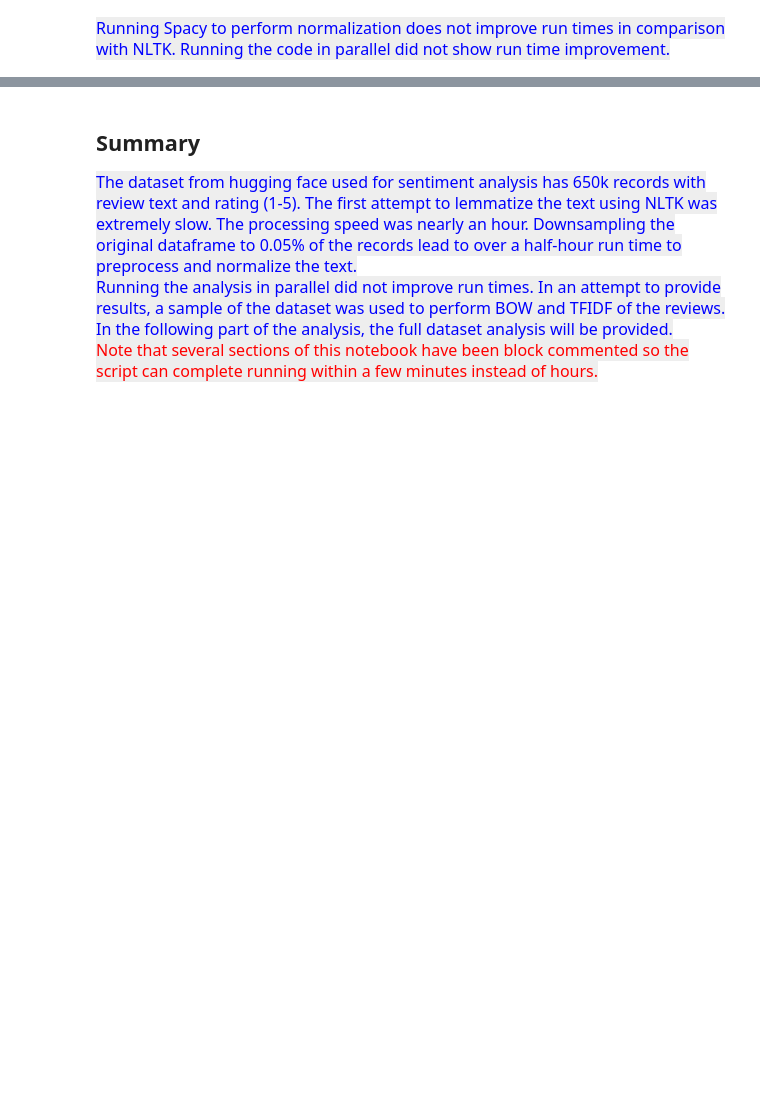
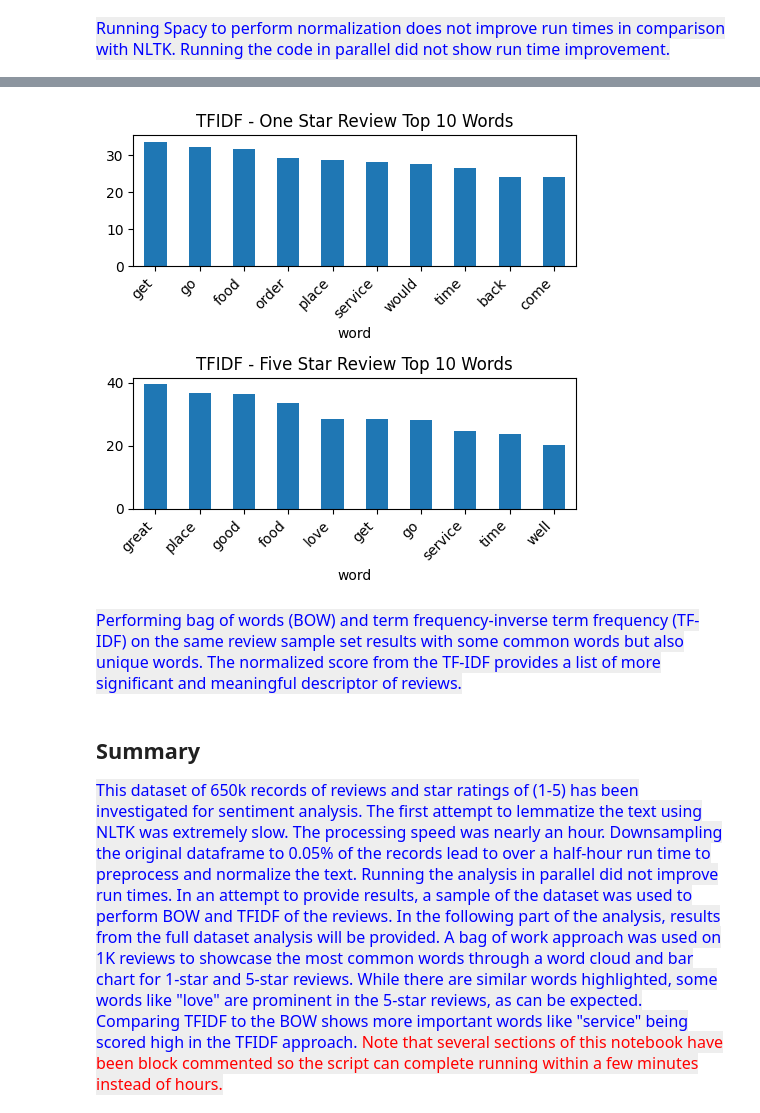
Before and after one commit to biman-zen/FinalCapstone, a Jupyter notebook: FinalCapstone_DW_EDA.ipynb, the cells around one changed output, grey strips where cells are left out. Saved outputs shown, nothing was run; the diff lists cells and outputs as text; code cells hidden in the pictures; blank space fills up the shorter version.

```diff
--- a/FinalCapstone_DW_EDA.ipynb
+++ b/FinalCapstone_DW_EDA.ipynb
@@ -371,5 +362,5 @@ Test serial vs. parallel processing
 # %%
- nlp = spacy.load("en_core_web_sm")
+ nlp = spacy.load("en_core_web_sm", disable=['parser', 'ner'])
 # %%
 # create function to strip data frame of stop words and punctuation and lemmatize tokens
 def preprocess_text_spacy(review_list):
@@ -605,10 +586,47 @@ Performing bag of words (BOW) and term frequency-inverse term frequency (TF-IDF)
+# %%
+# Create a DataFrame to easily associate words with their scores
+df_tfidf_scores_one_star = pd.DataFrame({'word': feature_names_one_star, 'tfidf_score': sum_scores_one_star.A1})
+
+# Sort the DataFrame by TF-IDF score in descending order
+df_tfidf_scores_one_star = df_tfidf_scores_one_star.sort_values(by='tfidf_score', ascending=False)
+
+# Create a DataFrame to easily associate words with their scores
+df_tfidf_scores_five_star = pd.DataFrame({'word': feature_names_five_star, 'tfidf_score': sum_scores_five_star.A1})
+
+# Sort the DataFrame by TF-IDF score in descending order
+df_tfidf_scores_five_star = df_tfidf_scores_five_star.sort_values(by='tfidf_score', ascending=False)
+
+# Create a figure with 2 row and 1 columns of subplots
+fig, axes = plt.subplots(nrows=2, ncols=1, figsize=(5, 5))
+# Plot for one star reviews
+df_tfidf_scores_one_star.iloc[:10].plot(kind='bar',x='word',legend=None, ax=axes[0], title='TFIDF - One Star Review Top 10 Words')
+axes[0].set_xticklabels(labels=df_tfidf_scores_one_star.iloc[:10]['word'], rotation=45, ha='right') # Rotate and align labels
+# Plot for five star reviews
+df_tfidf_scores_five_star.iloc[:10].plot(kind='bar',x='word',legend=None, ax=axes[1], title='TFIDF - Five Star Review Top 10 Words')
+axes[1].set_xticklabels(labels=df_tfidf_scores_five_star.iloc[:10]['word'], rotation=45, ha='right') # Rotate and align labels
+plt.tight_layout()
+plt.show()
+# %% [output]
+[figure, added]
+# %% [markdown]
+<span style="color: blue; font-family: Arial; font-size: 16px; background-color: #EEEEEE">
+Performing bag of words (BOW) and term frequency-inverse term frequency (TF-IDF) on the same review sample set results with some common words but also unique words. The normalized score from the TF-IDF provides a list of more significant and meaningful descriptor of reviews.
+</span>
 # %% [markdown]
-## Summary
+## Summary</br>
 <span style="color: blue; font-family: Arial; font-size: 16px; background-color: #EEEEEE">
-The dataset from hugging face used for sentiment analysis has 650k records with review text and rating (1-5). The first attempt to lemmatize the text using NLTK was extremely slow. The processing speed was nearly an hour. Downsampling the original dataframe to 0.05% of the records lead to over a half-hour run time to preprocess and normalize the text.<br />
+This dataset of 650k records of reviews and star ratings of (1-5) has been investigated for sentiment analysis. The first attempt to lemmatize the text using NLTK was extremely slow. The processing speed was nearly an hour. Downsampling the original dataframe to 0.05% of the records lead to over a half-hour run time to preprocess and normalize the text.</br>
+</br>
 <span style="color: blue; font-family: Arial; font-size: 16px; background-color: #EEEEEE">
-Running the analysis in parallel did not improve run times.
-In an attempt to provide results, a sample of the dataset was used to perform BOW and TFIDF of the reviews. In the following part of the analysis, the full dataset analysis will be provided.<br />
+Running the analysis in parallel did not improve run times. In an attempt to provide results, a sample of the dataset was used to perform BOW and TFIDF of the reviews. In the following part of the analysis, results from the full dataset analysis will be provided.</br>
 </span>
+</br>
+<span style="color: blue; font-family: Arial; font-size: 16px; background-color: #EEEEEE">
+A bag of work approach was used on 1K reviews to showcase the most common words through a word cloud and bar chart for 1-star and 5-star reviews. While there are similar words highlighted, some words like "love" are prominent in the 5-star reviews, as can be expected. Comparing TFIDF to the BOW shows more important words like "service" being scored high in the TFIDF approach.</br>
+</span>
+
+
+</br>
+
 <span style="color: red; font-family: Arial; font-size: 16px; background-color: #EEEEEE">
 Note that several sections of this notebook have been block commented so the script can complete running within a few minutes instead of hours.
```
Also changed, not shown: parts of 36 cells of this notebook.
